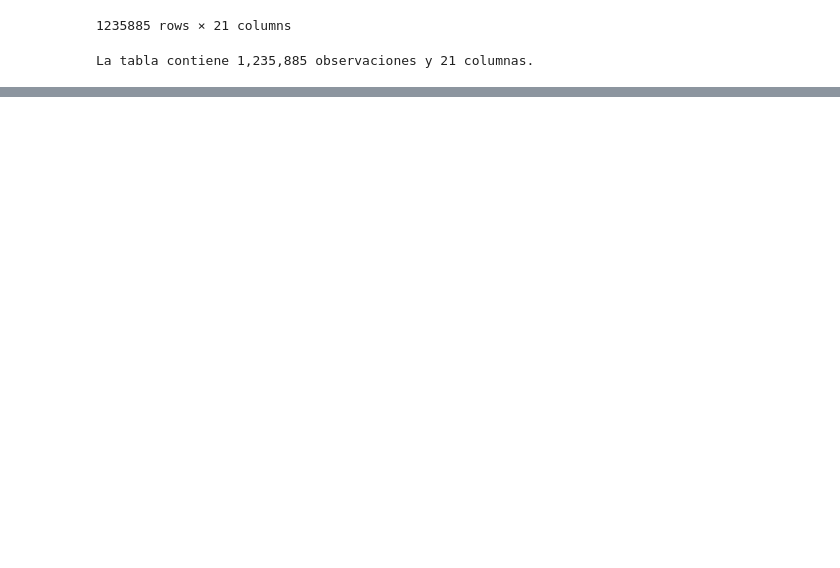
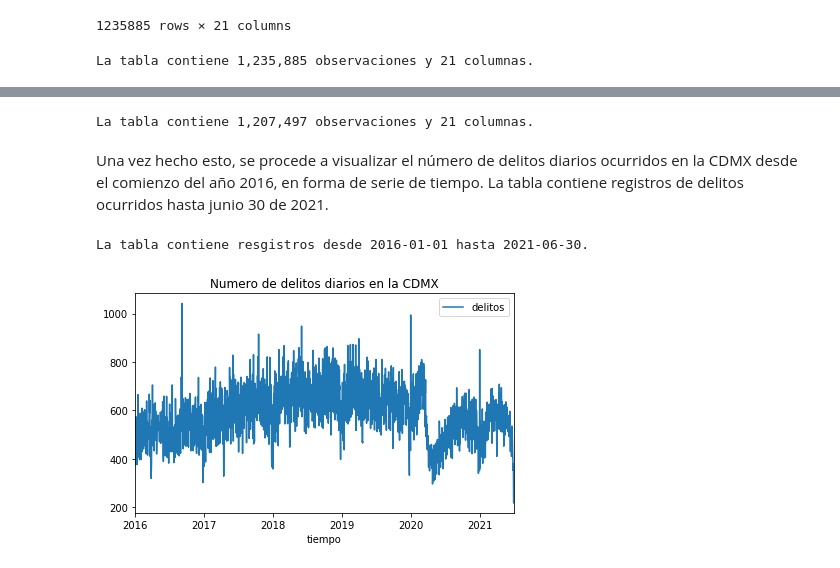
Before and after one commit to DarioDC/OPI, a Jupyter notebook: Examen_DarioDiazCuevas.ipynb, the cells around one changed output, grey strips where cells are left out. Cells and saved outputs as stored; diff of their text form; code cells hidden in the pictures; blank space fills up the shorter version.

```diff
--- a/Examen_DarioDiazCuevas.ipynb
+++ b/Examen_DarioDiazCuevas.ipynb
@@ -231,0 +195,3 @@ IDEAS: correlacion para tendencia,
+# %%
+#eliminar observaciones correspondientes a año de hechos faltante
+del_cdmx = del_cdmx[del_cdmx.ao_hechos > 0]
@@ -231,0 +221,30 @@ IDEAS: correlacion para tendencia,
+# %%
+#filtrado de delitos cuyo año de ocurrencia es menor a 2016
+del_cdmx = del_cdmx[del_cdmx.ao_hechos>=2016]
+
+#indice se reinicia
+del_cdmx.reset_index(drop=True,inplace=True)
+# %%
+print(f"La tabla contiene {del_cdmx.shape[0]:,} observaciones y {del_cdmx.shape[1]:,} columnas.")
+# %% [output]
+La tabla contiene 1,207,497 observaciones y 21 columnas.
+# %% [markdown]
+Una vez hecho esto, se procede a visualizar el número de delitos diarios ocurridos en la CDMX desde el comienzo del año 2016, en forma de serie de tiempo. La tabla contiene registros de delitos ocurridos hasta junio 30 de 2021.
+# %%
+#rango de fechas resultante
+print(f"La tabla contiene resgistros desde {min(del_cdmx.fecha_hechos_dt)} hasta {max(del_cdmx.fecha_hechos_dt)}.")
+# %% [output]
+La tabla contiene resgistros desde 2016-01-01 hasta 2021-06-30.
+# %%
+#para evitar tener que cambiar el nombre de las columnas en los agregados, se añade una columna dummy
+#esta tiene el nombre 'delitos' y su proposito es que los agregados adquieran este nombre en automatico
+del_cdmx.insert(0,'delitos', 1 )
+# %%
+#conteo de delitos por dia desde 2016 y grafico de serie de tiempo
+del_cdmx[['fecha_hechos_dt','delitos']].groupby('fecha_hechos_dt').count().plot()
+plt.xlabel("tiempo")
+plt.title("Numero de delitos diarios en la CDMX")
+plt.tight_layout()
+plt.show()
+# %% [output]
+[figure, added]
```
Also changed, not shown: parts of 24 cells of this notebook.
